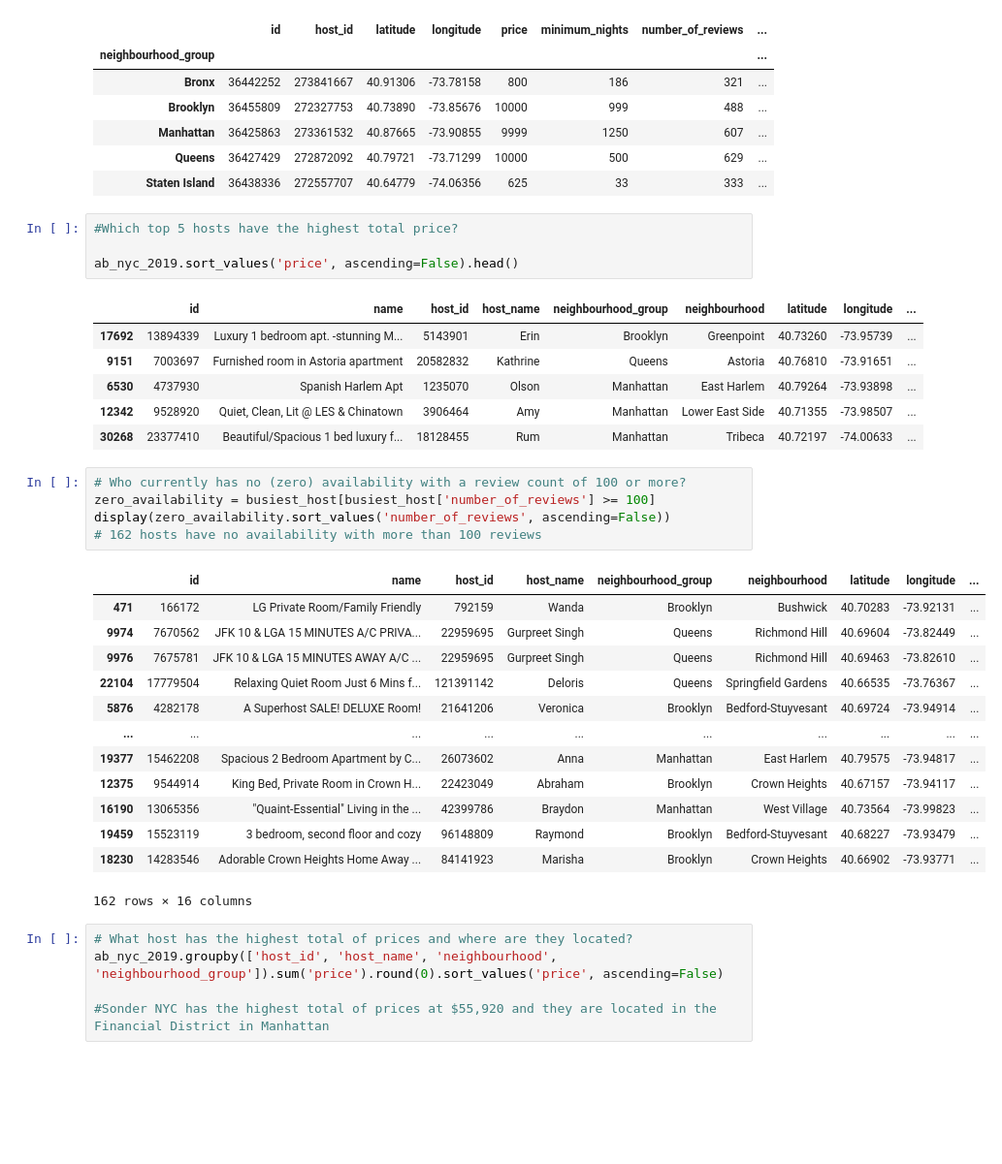
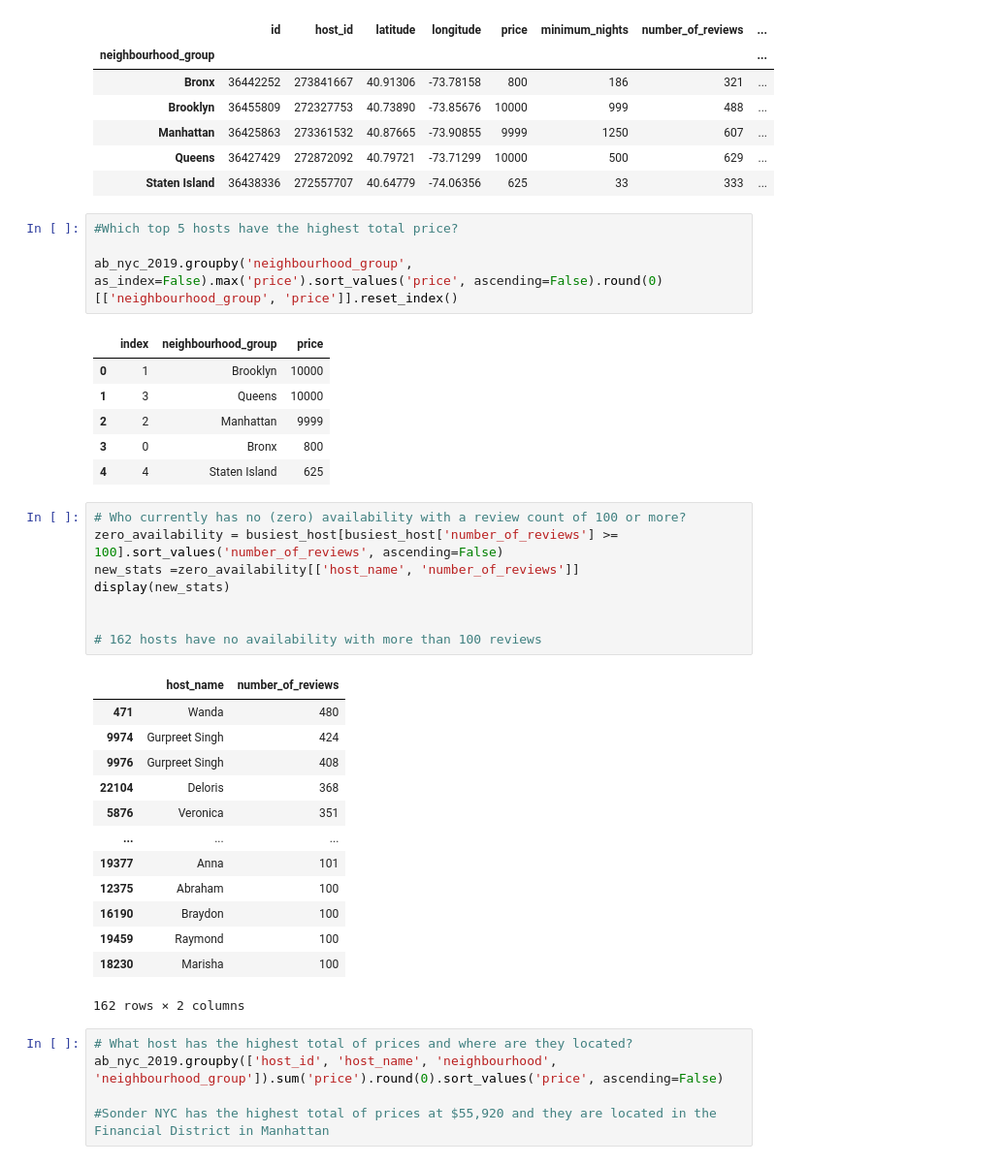
Before and after one commit to LeeTosti/coding-temple, a Jupyter notebook: week 3/assignments/AirBnB_Case_Study_Project.ipynb, the cells around one changed output. Shown at 97% size. Cells and saved outputs as stored; diff of their text form; blank space fills up the shorter version.

```diff
--- a/week 3/assignments/AirBnB_Case_Study_Project.ipynb
+++ b/week 3/assignments/AirBnB_Case_Study_Project.ipynb
@@ -175,33 +186,36 @@ display(ab_nyc_2019.groupby('neighbourhood_group').max('price'))
 # %%
 #Which top 5 hosts have the highest total price?
 
-ab_nyc_2019.sort_values('price', ascending=False).head()
+ab_nyc_2019.groupby('neighbourhood_group', as_index=False).max('price').sort_values('price', ascending=False).round(0)[['neighbourhood_group', 'price']].reset_index()
 # %% [output]
-|  | id | name | host_id | host_name | neighbourhood_group | neighbourhood | latitude | longitude | ... |
-| 17692 | 13894339 | Luxury 1 bedroom apt. -stunning M... | 5143901 | Erin | Brooklyn | Greenpoint | 40.73260 | -73.95739 | ... |
-| 9151 | 7003697 | Furnished room in Astoria apartment | 20582832 | Kathrine | Queens | Astoria | 40.76810 | -73.91651 | ... |
-| 6530 | 4737930 | Spanish Harlem Apt | 1235070 | Olson | Manhattan | East Harlem | 40.79264 | -73.93898 | ... |
-| 12342 | 9528920 | Quiet, Clean, Lit @ LES & Chinatown | 3906464 | Amy | Manhattan | Lower East Side | 40.71355 | -73.98507 | ... |
-| 30268 | 23377410 | Beautiful/Spacious 1 bed luxury f... | 18128455 | Rum | Manhattan | Tribeca | 40.72197 | -74.00633 | ... |
+|  | index | neighbourhood_group | price |
+| 0 | 1 | Brooklyn | 10000 |
+| 1 | 3 | Queens | 10000 |
+| 2 | 2 | Manhattan | 9999 |
+| 3 | 0 | Bronx | 800 |
+| 4 | 4 | Staten Island | 625 |
 # %%
 # Who currently has no (zero) availability with a review count of 100 or more?
-zero_availability = busiest_host[busiest_host['number_of_reviews'] >= 100]
-display(zero_availability.sort_values('number_of_reviews', ascending=False))
+zero_availability = busiest_host[busiest_host['number_of_reviews'] >= 100].sort_values('number_of_reviews', ascending=False)
+new_stats =zero_availability[['host_name', 'number_of_reviews']]
+display(new_stats)
+
+
 # 162 hosts have no availability with more than 100 reviews
 # %% [output]
-|  | id | name | host_id | host_name | neighbourhood_group | neighbourhood | latitude | longitude | ... |
-| 471 | 166172 | LG Private Room/Family Friendly | 792159 | Wanda | Brooklyn | Bushwick | 40.70283 | -73.92131 | ... |
-| 9974 | 7670562 | JFK 10 & LGA 15 MINUTES A/C PRIVA... | 22959695 | Gurpreet Singh | Queens | Richmond Hill | 40.69604 | -73.82449 | ... |
-| 9976 | 7675781 | JFK 10 & LGA 15 MINUTES AWAY A/C ... | 22959695 | Gurpreet Singh | Queens | Richmond Hill | 40.69463 | -73.82610 | ... |
-| 22104 | 17779504 | Relaxing Quiet Room Just 6 Mins f... | 121391142 | Deloris | Queens | Springfield Gardens | 40.66535 | -73.76367 | ... |
-| 5876 | 4282178 | A Superhost SALE! DELUXE Room! | 21641206 | Veronica | Brooklyn | Bedford-Stuyvesant | 40.69724 | -73.94914 | ... |
-| ... | ... | ... | ... | ... | ... | ... | ... | ... | ... |
-| 19377 | 15462208 | Spacious 2 Bedroom Apartment by C... | 26073602 | Anna | Manhattan | East Harlem | 40.79575 | -73.94817 | ... |
-| 12375 | 9544914 | King Bed, Private Room in Crown H... | 22423049 | Abraham | Brooklyn | Crown Heights | 40.67157 | -73.94117 | ... |
-| 16190 | 13065356 | "Quaint-Essential" Living in the ... | 42399786 | Braydon | Manhattan | West Village | 40.73564 | -73.99823 | ... |
-| 19459 | 15523119 | 3 bedroom, second floor and cozy | 96148809 | Raymond | Brooklyn | Bedford-Stuyvesant | 40.68227 | -73.93479 | ... |
-| 18230 | 14283546 | Adorable Crown Heights Home Away ... | 84141923 | Marisha | Brooklyn | Crown Heights | 40.66902 | -73.93771 | ... |
+|  | host_name | number_of_reviews |
+| 471 | Wanda | 480 |
+| 9974 | Gurpreet Singh | 424 |
+| 9976 | Gurpreet Singh | 408 |
+| 22104 | Deloris | 368 |
+| 5876 | Veronica | 351 |
+| ... | ... | ... |
+| 19377 | Anna | 101 |
+| 12375 | Abraham | 100 |
+| 16190 | Braydon | 100 |
+| 19459 | Raymond | 100 |
+| 18230 | Marisha | 100 |
-162 rows × 16 columns
+162 rows × 2 columns
 # %%
 # What host has the highest total of prices and where are they located?
 ab_nyc_2019.groupby(['host_id', 'host_name', 'neighbourhood', 'neighbourhood_group']).sum('price').round(0).sort_values('price', ascending=False)
```
Also changed, not shown: parts of 6 cells of this notebook.
